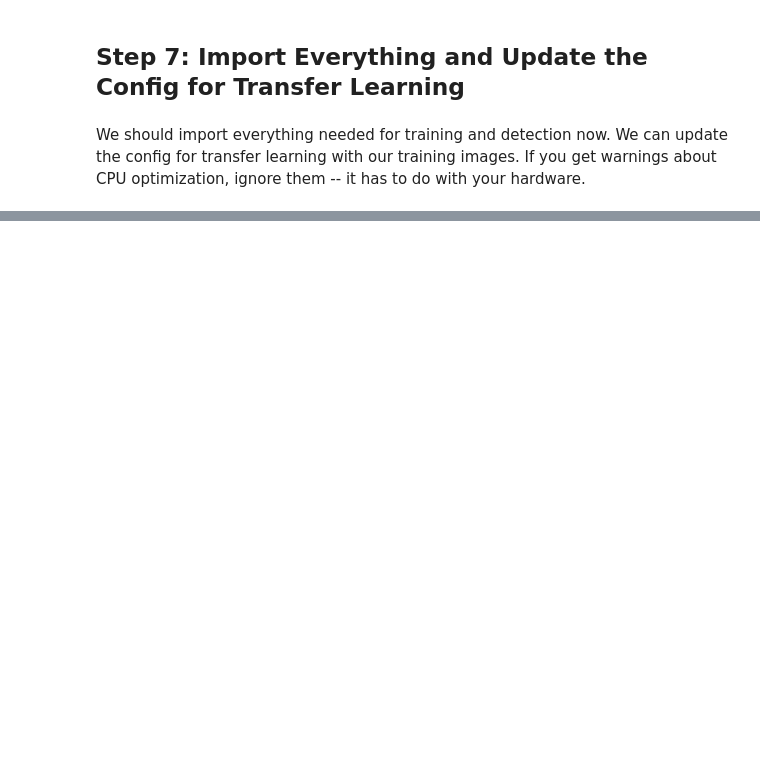
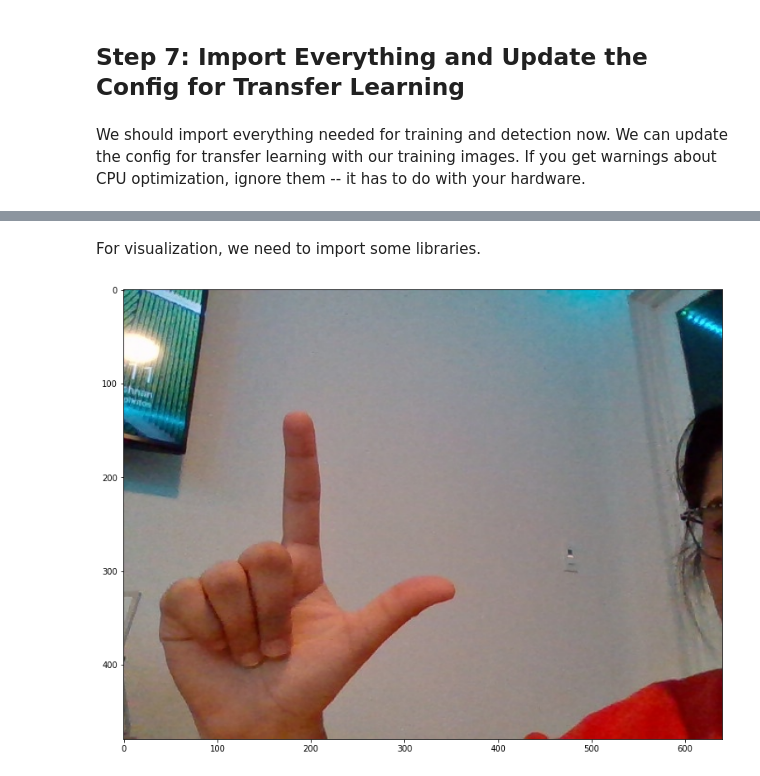
Before and after one commit to shawnduong/cse168-final, a Jupyter notebook: CSE 168 Lab 3 - Option 1.ipynb, the cells around one changed output, grey strips where cells are left out. Drawn from its saved outputs; the diff is of its cells as text; code cells hidden in the pictures; blank space fills up the shorter version.

```diff
--- a/CSE 168 Lab 3 - Option 1.ipynb
+++ b/CSE 168 Lab 3 - Option 1.ipynb
@@ -322,0 +399,55 @@ if not skipTraining:
+# %% [markdown]
+For visualization, we need to import some libraries.
+# %%
+import cv2
+import numpy as np
+import matplotlib.pyplot as plt
+from object_detection.utils import label_map_util
+from object_detection.utils import visualization_utils as vis
+
+# Makes matplotlib nice and large.
+%matplotlib inline
+plt.rcParams['figure.figsize'] = [20, 10]
+# %%
+# Category indices.
+catIndices = label_map_util.create_category_index_from_labelmap("./tensorflow/workspace/annotations/label_map.pbtxt")
+
+# The image we want to test our model on.
+#testImg = "./tensorflow/workspace/images/test/ea672329-r_1670919841.jpg"
+#testImg = "./tensorflow/workspace/images/test/2a3f0288-e_1670919504.jpg"
+#testImg = "./tensorflow/workspace/images/test/951c110e-d_1670922929.jpg"
+#testImg = "./tensorflow/workspace/images/test/9592cffa-w_1670919951.jpg"
+#testImg = "./tensorflow/workspace/images/test/b9fdffc3-o_1670918234.jpg"
+#testImg = "./tensorflow/workspace/images/test/c502e0ea-h_1670919424.jpg"
+testImg = "./tensorflow/workspace/images/test/f7bc5a1c-l_1670922700.jpg"
+img = cv2.imread(testImg)
+matrix = np.array(img)
+
+# Convert to a tensor and extract detections.
+tensor = tf.convert_to_tensor(np.expand_dims(matrix, 0), dtype=tf.float32)
+detections = detect(tensor)
+
+n = int(detections.pop("num_detections"))
+detections = {k:v[0, :n].numpy() for k, v in detections.items()}
+detections["num_detections"] = n
+detections["detection_classes"] = detections["detection_classes"].astype(np.int64)
+
+offset = 1
+matrixDetections = matrix.copy()
+
+vis.visualize_boxes_and_labels_on_image_array(
+    matrixDetections,
+    detections["detection_boxes"],
+    detections["detection_classes"]+offset,
+    detections["detection_scores"],
+    catIndices,
+    use_normalized_coordinates=True,
+    max_boxes_to_draw=5,
+    min_score_thresh=0.30,
+    agnostic_mode=False
+)
+
+plt.imshow(cv2.cvtColor(matrixDetections, cv2.COLOR_BGR2RGB))
+plt.show()
+# %% [output]
+[figure, added]
```
Also changed, not shown: parts of 17 cells of this notebook.
